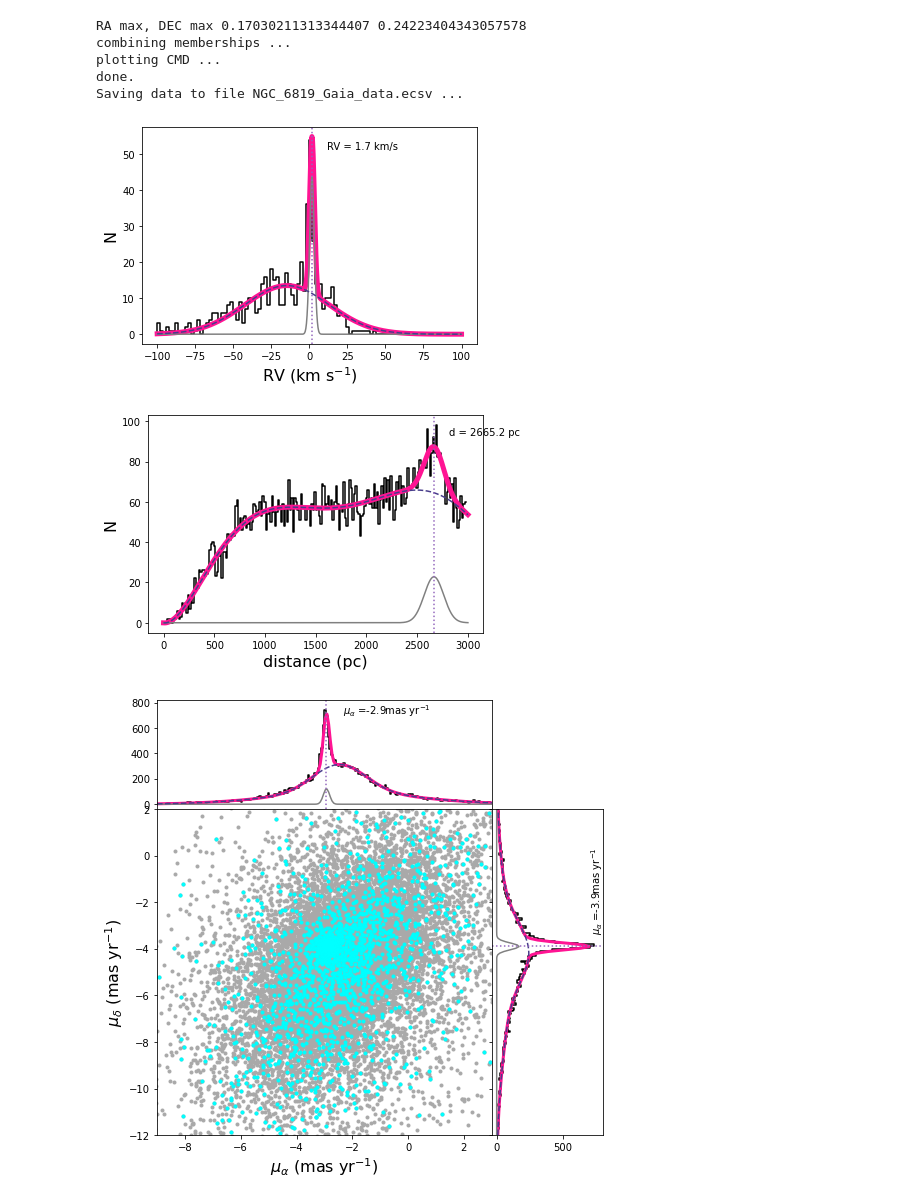
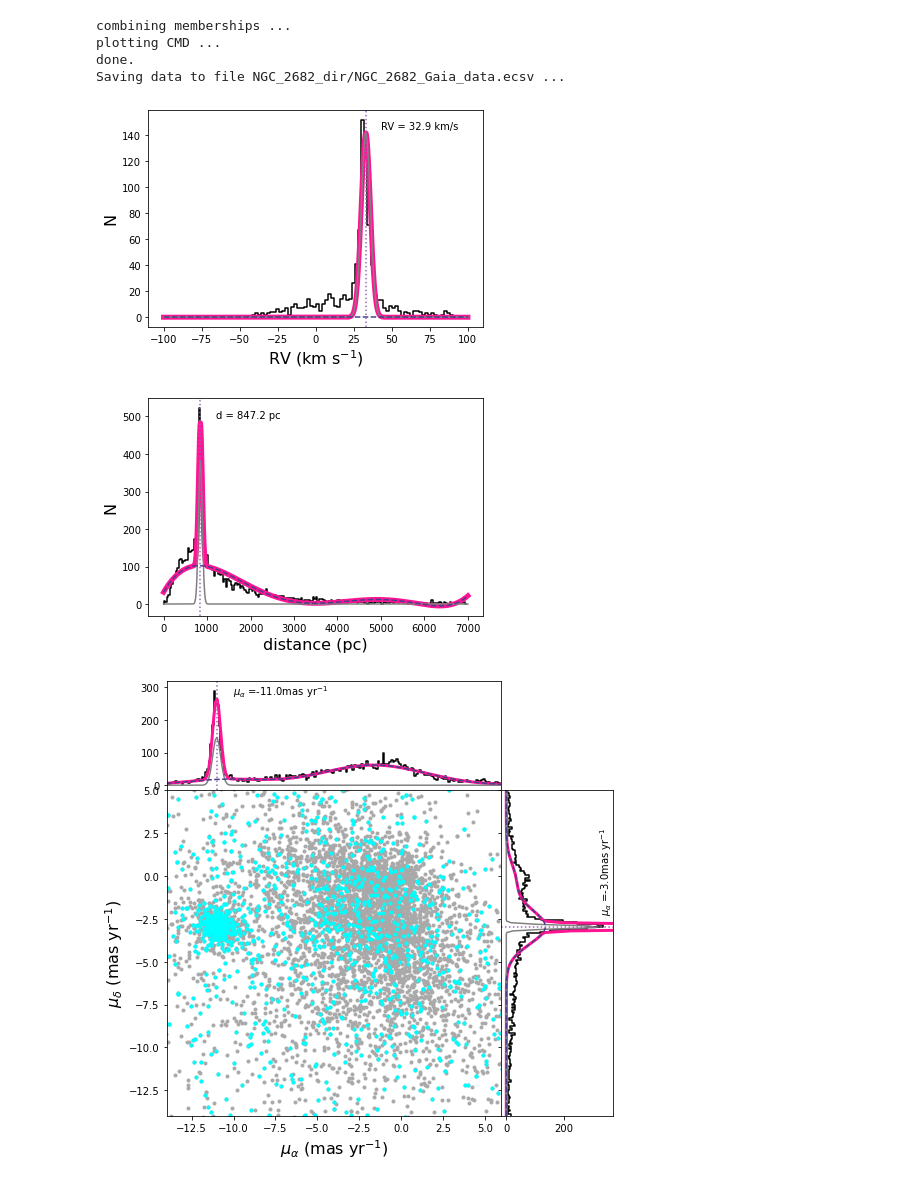
Before and after one commit to ageller/BASE9_utils, a Jupyter notebook: getGaiaData/makePHOT.ipynb, the cells around one changed output. Cells and saved outputs as stored; diff of their text form; code cells hidden in the pictures.

Commit message:
Store output in cluster directory

```diff
--- a/getGaiaData/makePHOT.ipynb
+++ b/getGaiaData/makePHOT.ipynb
@@ -16,9 +16,9 @@ Loading BokehJS ...
 # %%
 # read in my OC file and see if I can use that to define the input values
 # https://github.com/ageller/compileOCs/blob/master/OCcompiled_clean.csv
-#clusterName ='NGC_2682'
+clusterName ='NGC_2682'
 #clusterName = 'NGC_188'
-clusterName ='NGC_6819'
+#clusterName ='NGC_6819'
 #clusterName ='M_35'
 #clusterName ='NGC_7789'
 #clusterName = 'NGC_2516'
@@ -49,41 +49,42 @@ radius = rtfac*np.arctan2(rt, row['dist[pc]'])*180./np.pi
 # for Av, I can get a value from a model, or just use 0
 # %%
 cluster = GaiaClusterMembers(center.ra.to(units.degree).value, center.dec.to(units.degree).value, radius)
-cluster.plotNameRoot = 'plots/'
+pwd = clusterName+'_dir/'
 cluster.verbose = 1
 try:
-    os.makedirs(clusterName+'_inputs')
+    os.makedirs(pwd+'plots')
+    os.makedirs(pwd)
 except:
     next
-cluster.photOutputFileName = clusterName+'_inputs/' + clusterName + '.phot'
-cluster.yamlOutputFileName = clusterName+'_inputs/base9.yaml'
+cluster.photOutputFileName = pwd + clusterName + '.phot'
+cluster.yamlOutputFileName = pwd + 'base9.yaml'
 cluster.yamlTemplateFileName = 'template_base9.yaml'
 cluster.yamlInputDict = {
-    'photFile' : 'inputs/' + clusterName + '.phot',
-    'outputFileBase' : 'output/' + clusterName,
-    'modelDirectory' : 'base-models/',
+    'photFile' : pwd + clusterName + '.phot',
+    'outputFileBase' : pwd,
+    'modelDirectory' : '/projects/p31721/BASE9/base-models/',
     'msRgbModel' : 5,
     'Fe_H' : [row['[Fe/H]'], row['[Fe/H]'], np.max([row['err_[Fe/H]'], 0.3])],
     'Av' : [row['Av[mag]'], row['Av[mag]'], np.max([row['err_Av[mag]'], 0.3])],
     'Y' : [0.29, 0.29, 0.0], # keep the defaults
     'carbonicity' : [0.38, 0.38, 0.0], # keep the defaults
     'logAge' : [np.log10(row['age[Myr]']*10**6), np.log10(row['age[Myr]']*10**6), np.inf],
     'distMod' : [dmod, dmod, np.max([err_dmod, 1.0])],
 }
+cluster.plotNameRoot = pwd+'/plots/'
 cluster.runAll(clusterName)
-cluster.saveDataToFile(clusterName+'_Gaia_data.ecsv')
+cluster.saveDataToFile(pwd+clusterName+'_Gaia_data.ecsv')
 # %% [output]
 Retrieving Gaia data ...
 INFO: Query finished. [astroquery.utils.tap.core]
 Finding radial-velocity members ...
 Finding parallax members ...
 finding proper-motion members ...
 WARNING: The fit may be unsuccessful; check fit_info['message'] for more information. [astropy.modeling.fitting]
-RA max, DEC max 0.17030211313344407 0.24223404343057578
 combining memberships ...
 plotting CMD ...
 done.
-Saving data to file NGC_6819_Gaia_data.ecsv ...
+Saving data to file NGC_2682_dir/NGC_2682_Gaia_data.ecsv ...
-[figure, old version]
+[figure, new version]
-[figure, old version]
+[figure, new version]
-[figure, old version]
+[figure, new version]
```
Also changed, not shown: parts of 4 cells of this notebook, 1 other file.
